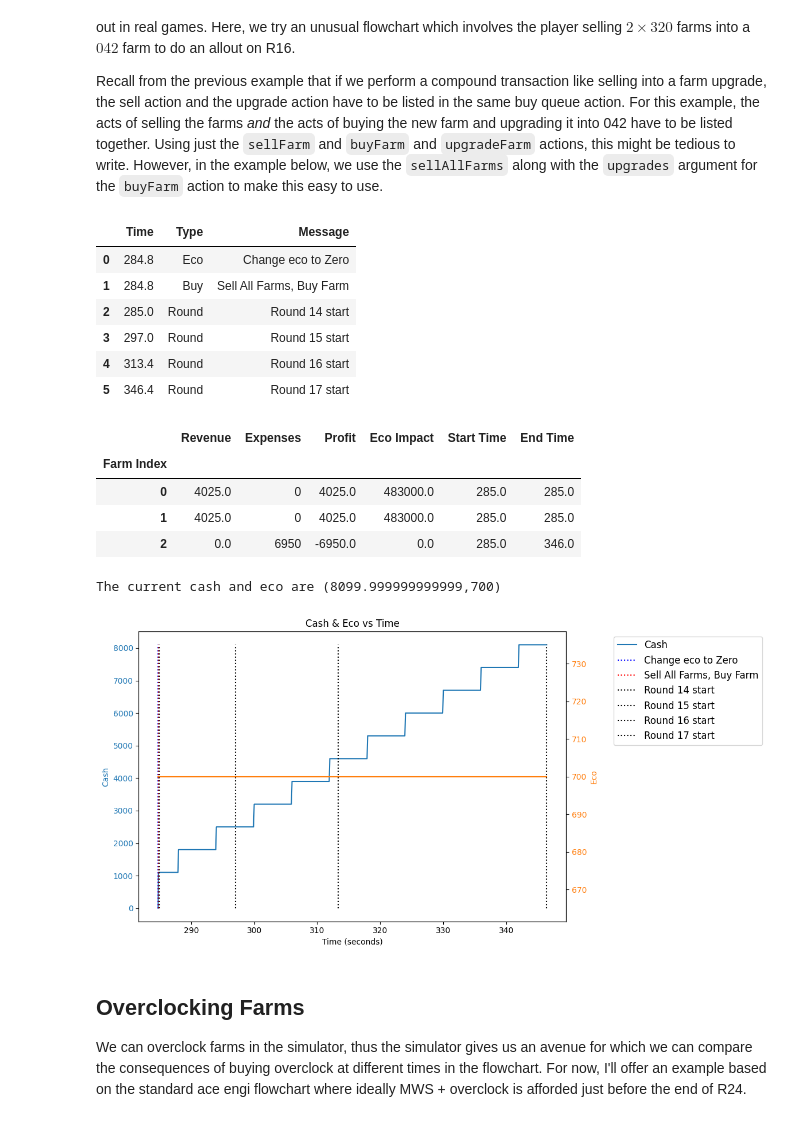
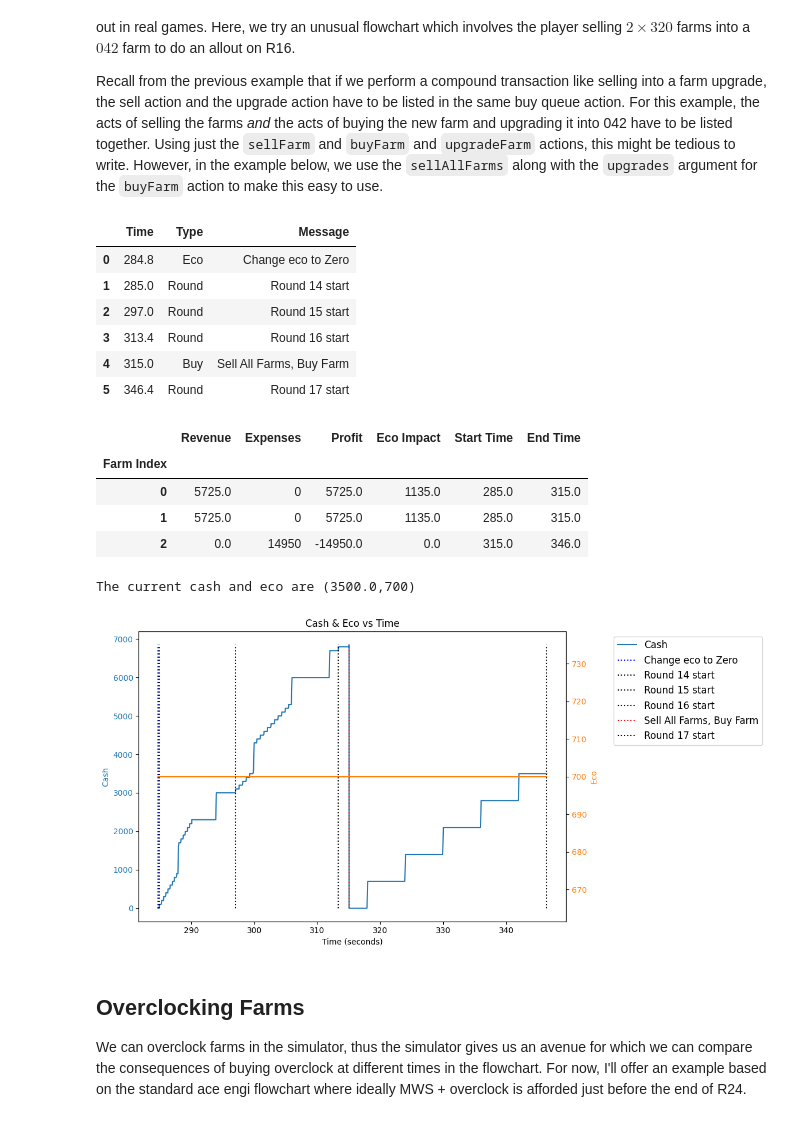
Before and after one commit to redlaserbmBTD/BTDB2_SIMULATOR, a Jupyter notebook: tutorials/5_farms.ipynb, the cells around one changed output. Cells and saved outputs as stored; diff of their text form; code cells hidden in the pictures.

```diff
--- a/tutorials/5_farms.ipynb
+++ b/tutorials/5_farms.ipynb
@@ -139,43 +225,43 @@ imf_cost = 14950
 
 buy_queue = [
 
     #Sell all our farms once we have the ability to insta buy 042 IMF Loan, then insta-buy IMF Loan
-    [b2.sellAllFarms(), b2.buyFarm(upgrades=(0,3,2))],
+    [b2.sellAllFarms(), b2.buyFarm(upgrades=(0,4,2))],
 
     #Activate IMF as soon as we can
     # [b2.activateIMF(2), b2.sellFarm(2, withdraw = True)]
 ]
 
 initial_state_game = {
     'Cash': 0,
     'Eco': 700,
     'Eco Send': b2.ecoSend(send_name='Zero'),
     'Rounds': rounds,
     'Game Round': 13.99,
     'Farms': farms,
     'Buy Queue': buy_queue
 }
 
 game_state = b2.GameState(initial_state_game)
 game_state.fastForward(target_round = 17)
 dd.viewHistory(game_state)
 print("The current cash and eco are (%s,%s)"%(game_state.cash, game_state.eco))
 b2.writeLog(game_state.logs, filename = 'imf_loans')
 # %% [output]
 |  | Time | Type | Message |
 | 0 | 284.8 | Eco | Change eco to Zero |
-| 1 | 284.8 | Buy | Sell All Farms, Buy Farm |
-| 2 | 285.0 | Round | Round 14 start |
-| 3 | 297.0 | Round | Round 15 start |
-| 4 | 313.4 | Round | Round 16 start |
+| 1 | 285.0 | Round | Round 14 start |
+| 2 | 297.0 | Round | Round 15 start |
+| 3 | 313.4 | Round | Round 16 start |
+| 4 | 315.0 | Buy | Sell All Farms, Buy Farm |
 | 5 | 346.4 | Round | Round 17 start |
 |  | Revenue | Expenses | Profit | Eco Impact | Start Time | End Time |
 | Farm Index |  |  |  |  |  |  |
-| 0 | 4025.0 | 0 | 4025.0 | 483000.0 | 285.0 | 285.0 |
-| 1 | 4025.0 | 0 | 4025.0 | 483000.0 | 285.0 | 285.0 |
-| 2 | 0.0 | 6950 | -6950.0 | 0.0 | 285.0 | 346.0 |
+| 0 | 5725.0 | 0 | 5725.0 | 1135.0 | 285.0 | 315.0 |
+| 1 | 5725.0 | 0 | 5725.0 | 1135.0 | 285.0 | 315.0 |
+| 2 | 0.0 | 14950 | -14950.0 | 0.0 | 315.0 | 346.0 |
-The current cash and eco are (8099.999999999999,700)
+The current cash and eco are (3500.0,700)
-[figure, old version]
+[figure, new version]
 # %% [markdown]
 ## Overclocking Farms
 
```
Also changed, not shown: parts of 9 cells of this notebook, 20 other files.
